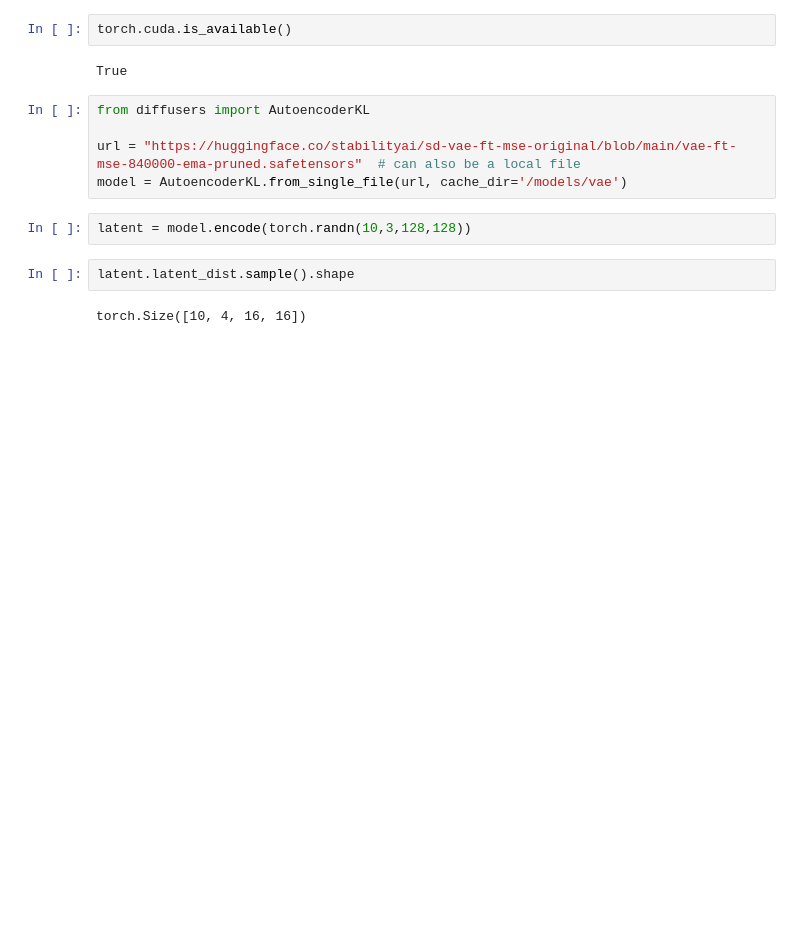
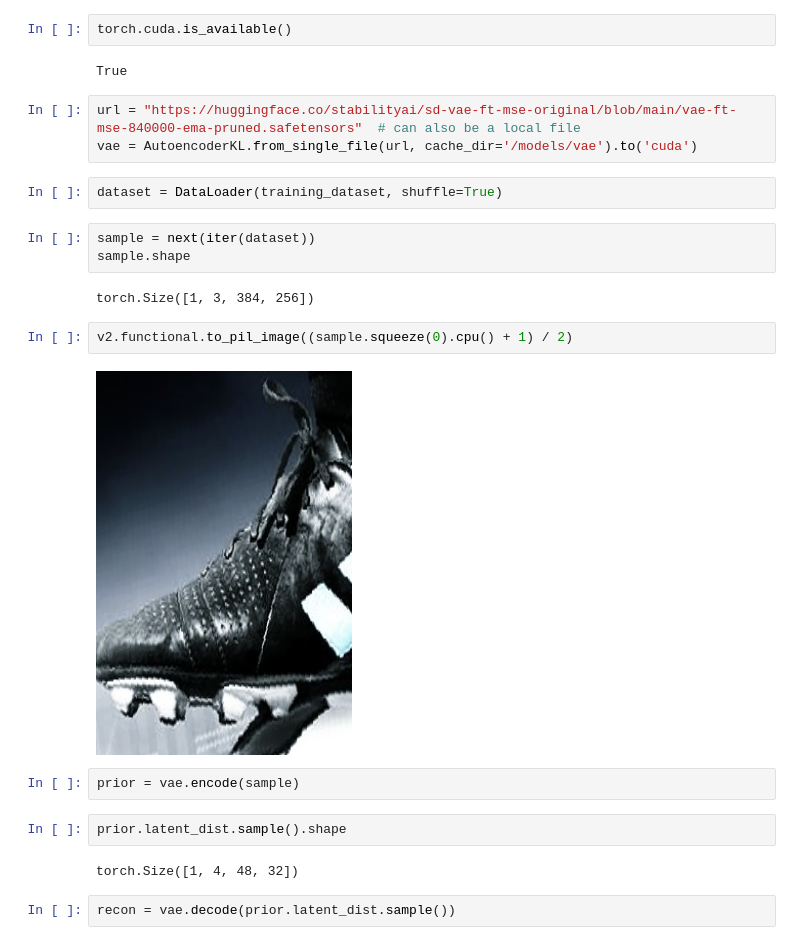
Before and after one commit to Zn10plays/VCP, a Jupyter notebook: benchmark.ipynb, the cells around one changed output. Cells and saved outputs as stored; diff of their text form; blank space fills up the shorter version.

```diff
--- a/benchmark.ipynb
+++ b/benchmark.ipynb
@@ -25,13 +13,24 @@ torch.cuda.is_available()
 # %% [output]
 True
 # %%
-from diffusers import AutoencoderKL
-
 url = "https://huggingface.co/stabilityai/sd-vae-ft-mse-original/blob/main/vae-ft-mse-840000-ema-pruned.safetensors"  # can also be a local file
-model = AutoencoderKL.from_single_file(url, cache_dir='/models/vae')
+vae = AutoencoderKL.from_single_file(url, cache_dir='/models/vae').to('cuda')
-# %%
-latent = model.encode(torch.randn(10,3,128,128))
-# %%
-latent.latent_dist.sample().shape
-# %% [output]
-torch.Size([10, 4, 16, 16])
+# %%
+dataset = DataLoader(training_dataset, shuffle=True)
+# %%
+sample = next(iter(dataset))
+sample.shape
+# %% [output]
+torch.Size([1, 3, 384, 256])
+# %%
+v2.functional.to_pil_image((sample.squeeze(0).cpu() + 1) / 2)
+# %% [output]
+[figure, added]
+# %%
+prior = vae.encode(sample)
+# %%
+prior.latent_dist.sample().shape
+# %% [output]
+torch.Size([1, 4, 48, 32])
+# %%
+recon = vae.decode(prior.latent_dist.sample())
```
Also changed, not shown: parts of 3 cells of this notebook, 8 other files.
